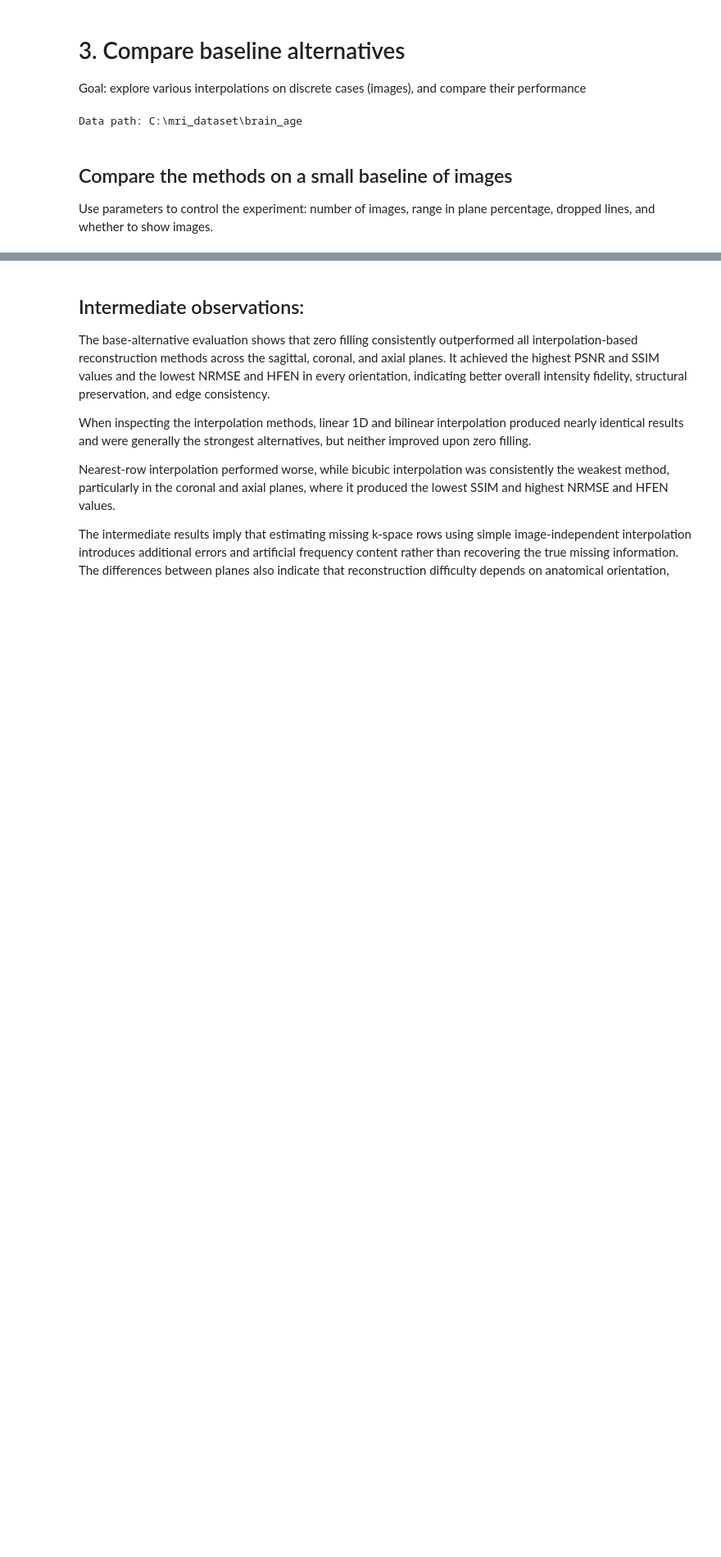
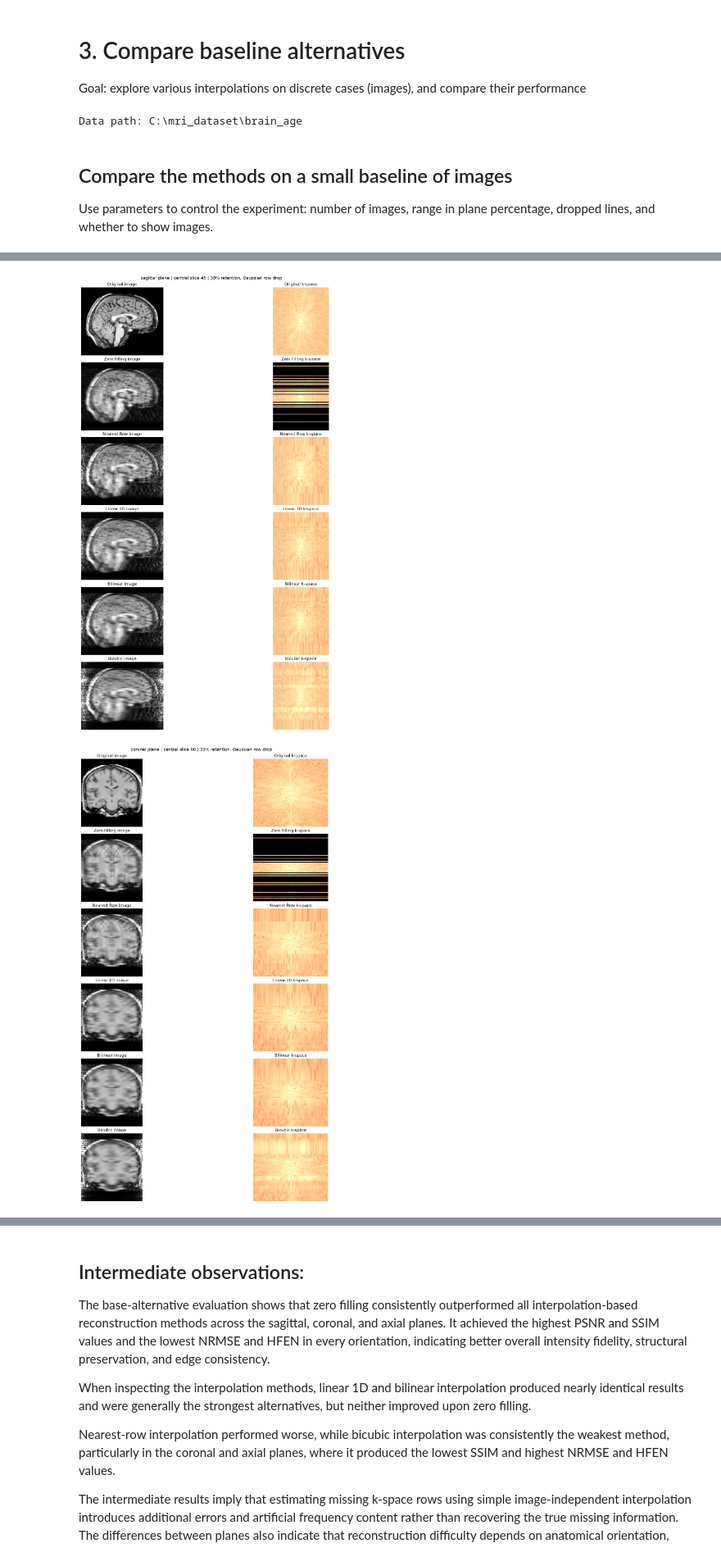
Before and after one commit to AlonZeltser/mri_course_final_project, a Jupyter notebook: notebooks/04_small_baseline_assessment.ipynb, the cells around one changed output, grey strips where cells are left out. Shown at 82% size. Drawn from its saved outputs; the diff is of its cells as text; code cells hidden in the pictures; blank space fills up the shorter version.

```diff
--- a/notebooks/04_small_baseline_assessment.ipynb
+++ b/notebooks/04_small_baseline_assessment.ipynb
@@ -179,3 +179,83 @@ Loaded 30 usable volumes
 | Linear 1D | 20.3±2.0 | 0.6±0.0 | 0.4±0.1 | 0.1±0.0 | 0.7±0.1 |
 | Bilinear | 20.3±2.0 | 0.6±0.0 | 0.4±0.1 | 0.1±0.0 | 0.7±0.1 |
 | Bicubic | 19.2±2.5 | 0.5±0.1 | 0.5±0.2 | 0.1±0.1 | 1.0±0.5 |
+# %%
+from src.k_space_utils import kspace_log_magnitude
+VIS_METHODS = list(METHODS.items())
+VIS_RETAIN_RATIO = 0.30
+VIS_ZERO_FRACTION = 1.0 - VIS_RETAIN_RATIO
+VIS_SIGMA_FRACTION = 1 / 6
+def central_plane_slice(volume, axis):
+    slice_idx = volume.shape[axis] // 2
+    selectors = [slice(None)] * volume.ndim
+    selectors[axis] = slice_idx
+    return slice_idx, volume[tuple(selectors)]
+if len(volumes) < len(BRAIN_PLANES):
+    raise ValueError(
+        f'Need at least {len(BRAIN_PLANES)} volumes to build one comparison per plane; '
+        f'found {len(volumes)}.'
+    )
+comparison_rng = np.random.default_rng(RANDOM_SEED + 2026)
+selected_volume_indices = comparison_rng.choice(
+    len(volumes),
+    size=len(BRAIN_PLANES),
+    replace=False,
+)
+for (plane_name, axis), volume_idx in zip(BRAIN_PLANES.items(), selected_volume_indices):
+    volume = volumes[int(volume_idx)]
+    slice_idx, raw_slice = central_plane_slice(volume, axis)
+    normalized = min_max_normalize(raw_slice)
+    original_k_space = image_to_kspace(normalized)
+    rows_to_zero = int(round(VIS_ZERO_FRACTION * original_k_space.shape[0]))
+    harmed_k_space, zero_lines_indices = zero_k_space_rows_normal_random_dist(
+        original_k_space,
+        n=rows_to_zero,
+        seed=int(comparison_rng.integers(0, 2**31 - 1)),
+        sigma_fraction=VIS_SIGMA_FRACTION,
+    )
+    panel_titles = [('Original', normalized, original_k_space)]
+    for method_label, method_key in VIS_METHODS:
+        reconstructed, corrected_k_space = interpolation_reconstruction(
+            harmed_k_space,
+            zero_lines_indices=zero_lines_indices,
+            method=method_key,
+        )
+        panel_titles.append((method_label, reconstructed, corrected_k_space))
+    image_stack = np.stack([panel[1] for panel in panel_titles], axis=0)
+    kspace_stack = np.stack([kspace_log_magnitude(panel[2]) for panel in panel_titles], axis=0)
+    image_vmin = float(np.percentile(image_stack, 1))
+    image_vmax = float(np.percentile(image_stack, 99))
+    kspace_vmin = float(np.percentile(kspace_stack, 1))
+    kspace_vmax = float(np.percentile(kspace_stack, 99))
+    fig, axes = plt.subplots(
+        nrows=len(panel_titles),
+        ncols=2,
+        figsize=(15, 3.2 * len(panel_titles)),
+        constrained_layout=True,
+    )
+    if len(panel_titles) == 1:
+        axes = np.array([axes])
+    for row_idx, (row_title, image_panel, kspace_panel) in enumerate(panel_titles):
+        ax_img, ax_ksp = axes[row_idx]
+        ax_img.imshow(np.rot90(image_panel), cmap='gray', vmin=image_vmin, vmax=image_vmax)
+        ax_img.set_title(f'{row_title} image')
+        ax_img.axis('off')
+        ax_ksp.imshow(
+            kspace_log_magnitude(kspace_panel),
+            cmap='magma',
+            vmin=kspace_vmin,
+            vmax=kspace_vmax,
+        )
+        if row_idx == 0:
+            ax_ksp.set_title('Original k-space')
+        else:
+            ax_ksp.set_title(f'{row_title} k-space')
+        ax_ksp.axis('off')
+    fig.suptitle(
+        f'{plane_name} plane | central slice {slice_idx} | 30% retention, Gaussian row drop',
+        fontsize=13,
+    )
+    plt.show()
+# %% [output]
+[figure, added]
+[figure, added]
```
Also changed, not shown: parts of 2 cells of this notebook, 2 other files.
